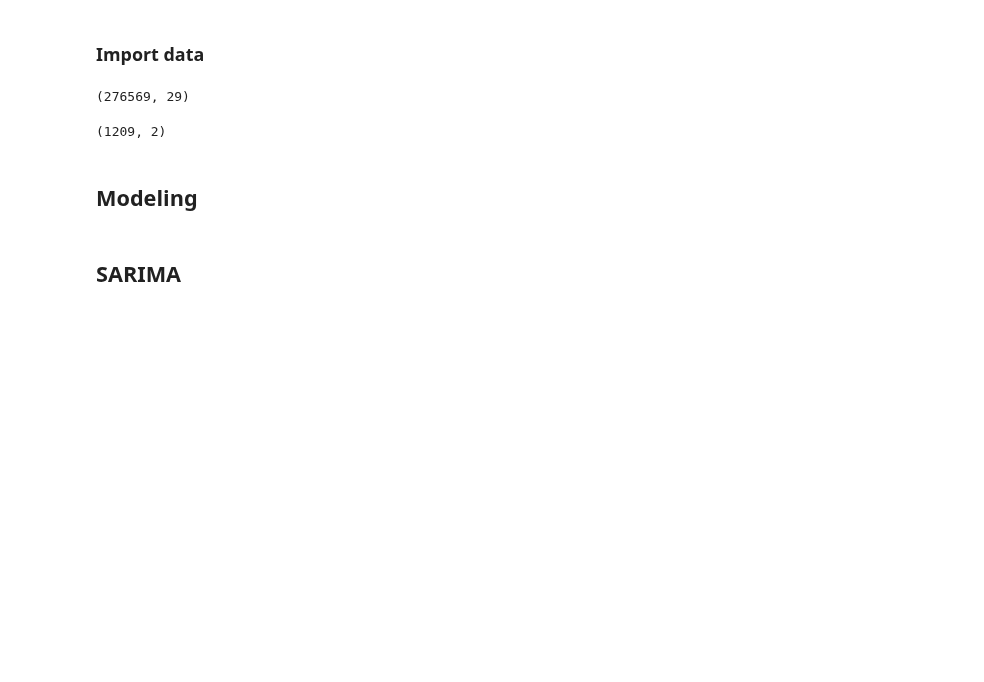
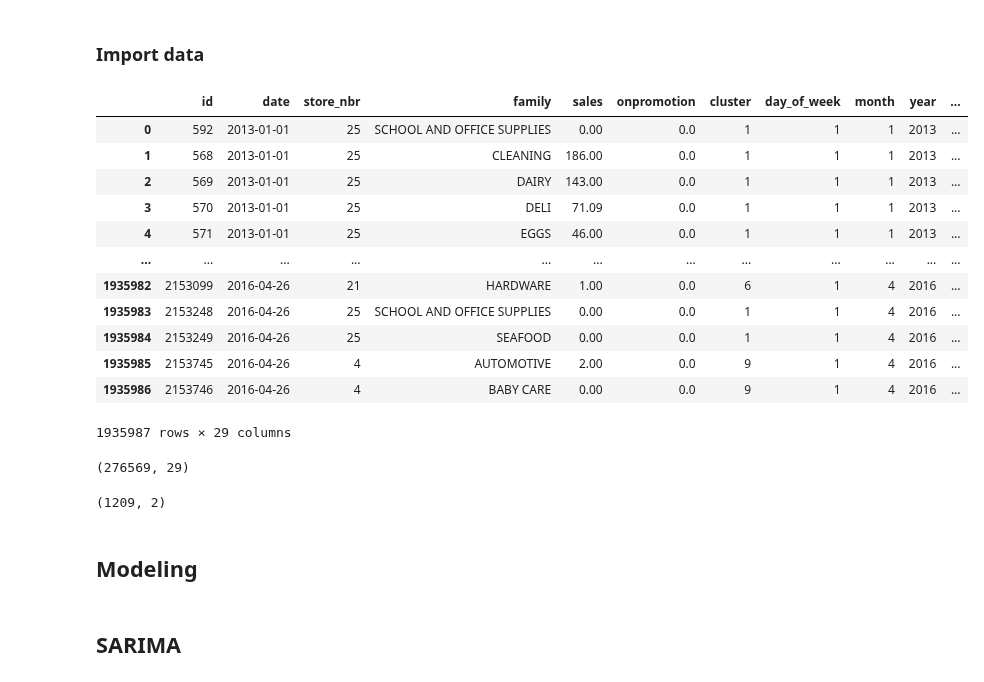
Before and after one commit to coryleroy1/Store-Sales, a Jupyter notebook: Models/SARIMAX.ipynb, the cells around one changed output. Cells and saved outputs as stored; diff of their text form; code cells hidden in the pictures; blank space fills up the shorter version.

```diff
--- a/Models/SARIMAX.ipynb
+++ b/Models/SARIMAX.ipynb
@@ -75,6 +75,22 @@ with gzip.open(filepath, 'rb') as f:
 #train_data = pd.read_pickle(path / 'df_train.pkl')
 val_data = pd.read_pickle(path / 'df_val.pkl')
 test_data = pd.read_pickle(path / 'df_test.pkl')
+# %%
+train_data
+# %% [output]
+|  | id | date | store_nbr | family | sales | onpromotion | cluster | day_of_week | month | year | ... |
+| 0 | 592 | 2013-01-01 | 25 | SCHOOL AND OFFICE SUPPLIES | 0.00 | 0.0 | 1 | 1 | 1 | 2013 | ... |
+| 1 | 568 | 2013-01-01 | 25 | CLEANING | 186.00 | 0.0 | 1 | 1 | 1 | 2013 | ... |
+| 2 | 569 | 2013-01-01 | 25 | DAIRY | 143.00 | 0.0 | 1 | 1 | 1 | 2013 | ... |
+| 3 | 570 | 2013-01-01 | 25 | DELI | 71.09 | 0.0 | 1 | 1 | 1 | 2013 | ... |
+| 4 | 571 | 2013-01-01 | 25 | EGGS | 46.00 | 0.0 | 1 | 1 | 1 | 2013 | ... |
+| ... | ... | ... | ... | ... | ... | ... | ... | ... | ... | ... | ... |
+| 1935982 | 2153099 | 2016-04-26 | 21 | HARDWARE | 1.00 | 0.0 | 6 | 1 | 4 | 2016 | ... |
+| 1935983 | 2153248 | 2016-04-26 | 25 | SCHOOL AND OFFICE SUPPLIES | 0.00 | 0.0 | 1 | 1 | 4 | 2016 | ... |
+| 1935984 | 2153249 | 2016-04-26 | 25 | SEAFOOD | 0.00 | 0.0 | 1 | 1 | 4 | 2016 | ... |
+| 1935985 | 2153745 | 2016-04-26 | 4 | AUTOMOTIVE | 2.00 | 0.0 | 9 | 1 | 4 | 2016 | ... |
+| 1935986 | 2153746 | 2016-04-26 | 4 | BABY CARE | 0.00 | 0.0 | 9 | 1 | 4 | 2016 | ... |
+1935987 rows × 29 columns
 # %%
 val_data.shape
 # %% [output]
```
Also changed, not shown: parts of 2 cells of this notebook, 13 other files.
